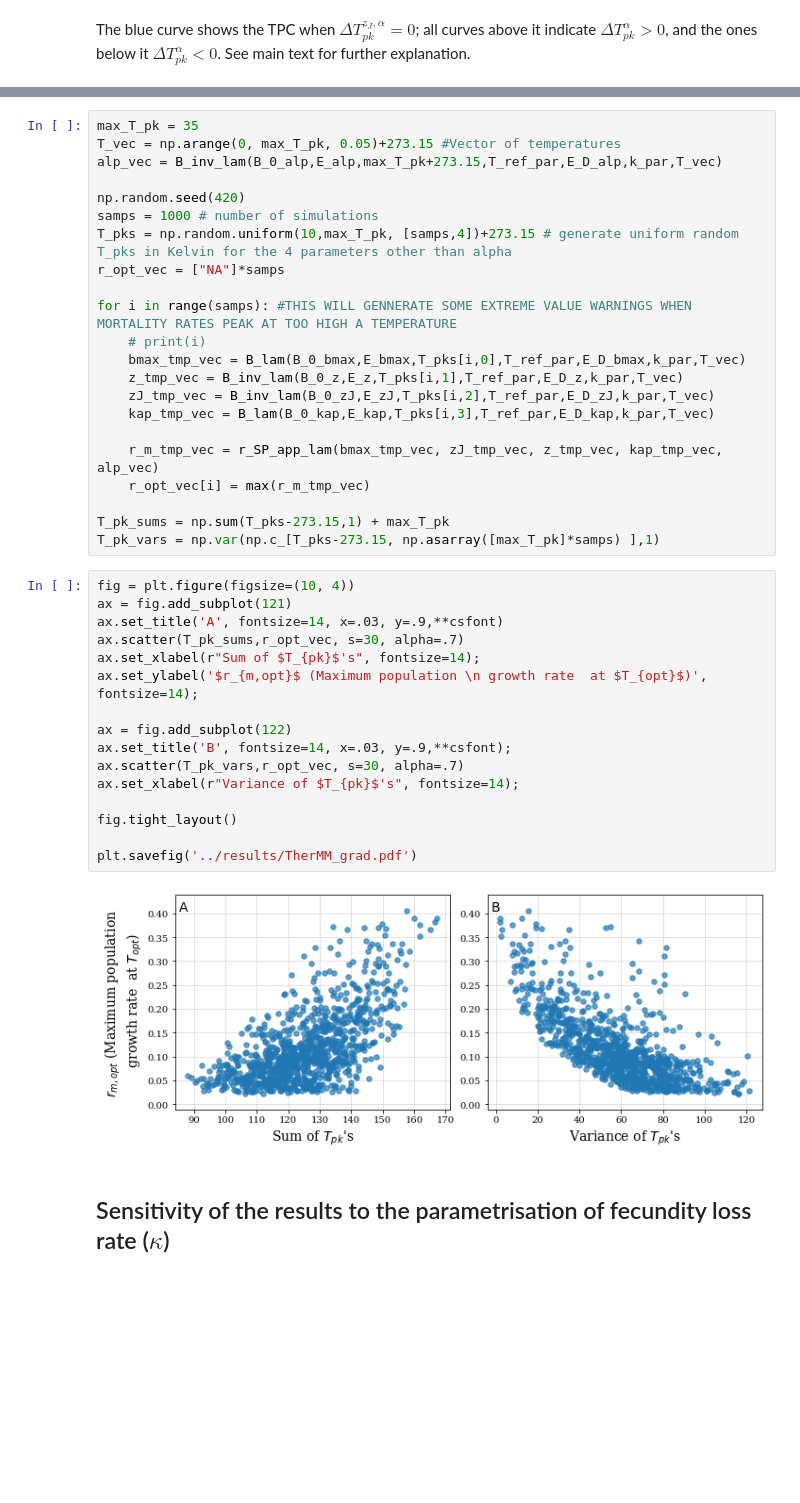
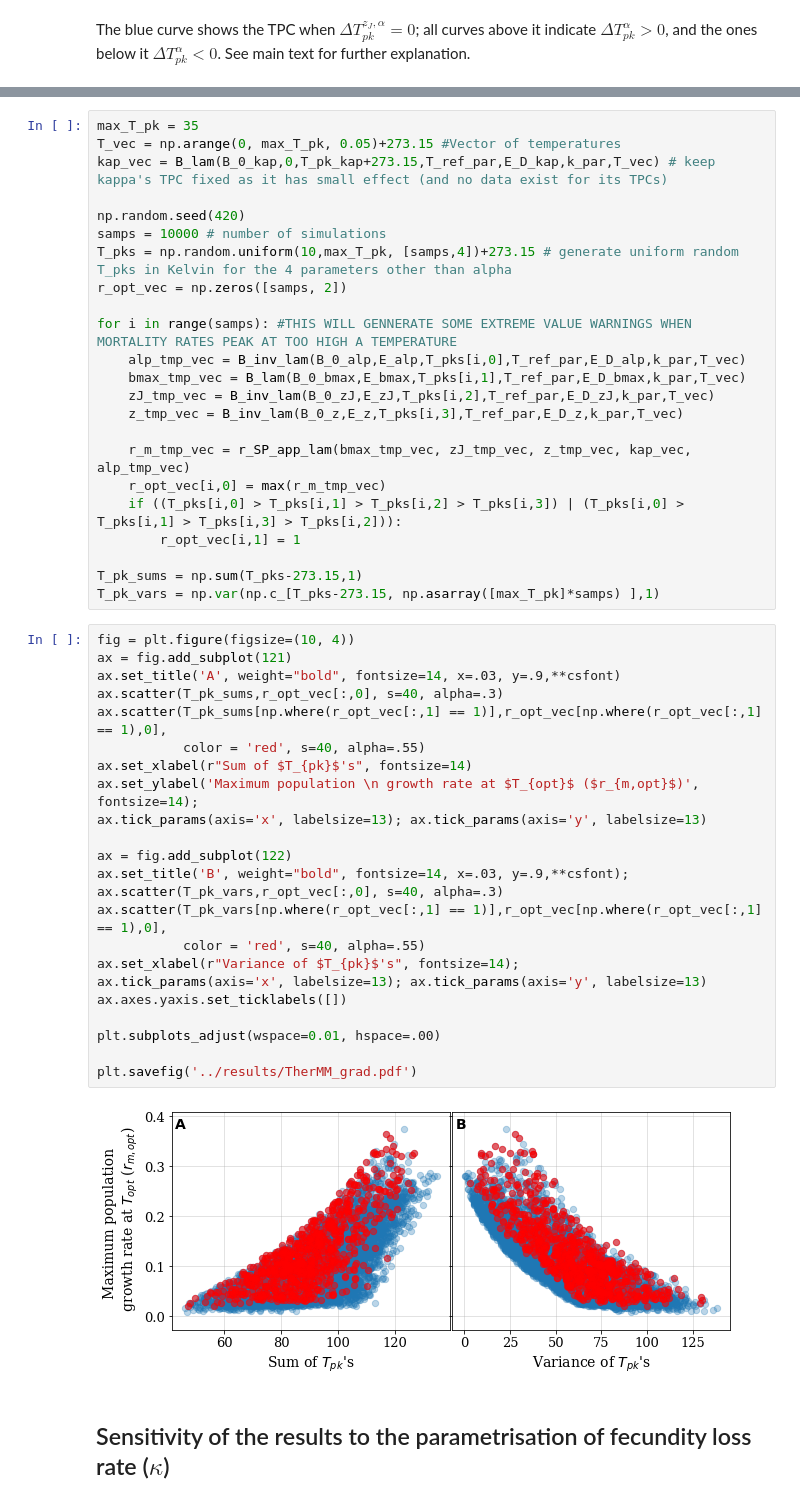
Before and after one commit to EcoEngLab/TraitMismatchPaper-main, a Jupyter notebook: code/TraitMismatch_SI.ipynb, the cells around one changed output, grey strips where cells are left out. Saved outputs shown, nothing was run; the diff lists cells and outputs as text; blank space fills up the shorter version.

```diff
--- a/code/TraitMismatch_SI.ipynb
+++ b/code/TraitMismatch_SI.ipynb
@@ -801,43 +778,51 @@ Given that a higher $T_{pk,\alpha}$ increases fitness, the closer the $T_\text{p
 # %%
 max_T_pk = 35
 T_vec = np.arange(0, max_T_pk, 0.05)+273.15 #Vector of temperatures
-alp_vec = B_inv_lam(B_0_alp,E_alp,max_T_pk+273.15,T_ref_par,E_D_alp,k_par,T_vec)
+kap_vec = B_lam(B_0_kap,0,T_pk_kap+273.15,T_ref_par,E_D_kap,k_par,T_vec) # keep kappa's TPC fixed as it has small effect (and no data exist for its TPCs)
 
 np.random.seed(420)
-samps = 1000 # number of simulations
+samps = 10000 # number of simulations
 T_pks = np.random.uniform(10,max_T_pk, [samps,4])+273.15 # generate uniform random T_pks in Kelvin for the 4 parameters other than alpha
-r_opt_vec = ["NA"]*samps
+r_opt_vec = np.zeros([samps, 2])
 
 for i in range(samps): #THIS WILL GENNERATE SOME EXTREME VALUE WARNINGS WHEN MORTALITY RATES PEAK AT TOO HIGH A TEMPERATURE
-    # print(i)
-    bmax_tmp_vec = B_lam(B_0_bmax,E_bmax,T_pks[i,0],T_ref_par,E_D_bmax,k_par,T_vec)
-    z_tmp_vec = B_inv_lam(B_0_z,E_z,T_pks[i,1],T_ref_par,E_D_z,k_par,T_vec)
+    alp_tmp_vec = B_inv_lam(B_0_alp,E_alp,T_pks[i,0],T_ref_par,E_D_alp,k_par,T_vec)
+    bmax_tmp_vec = B_lam(B_0_bmax,E_bmax,T_pks[i,1],T_ref_par,E_D_bmax,k_par,T_vec)
     zJ_tmp_vec = B_inv_lam(B_0_zJ,E_zJ,T_pks[i,2],T_ref_par,E_D_zJ,k_par,T_vec)
-    kap_tmp_vec = B_lam(B_0_kap,E_kap,T_pks[i,3],T_ref_par,E_D_kap,k_par,T_vec)
+    z_tmp_vec = B_inv_lam(B_0_z,E_z,T_pks[i,3],T_ref_par,E_D_z,k_par,T_vec)
 
-    r_m_tmp_vec = r_SP_app_lam(bmax_tmp_vec, zJ_tmp_vec, z_tmp_vec, kap_tmp_vec, alp_vec)
-    r_opt_vec[i] = max(r_m_tmp_vec)
+    r_m_tmp_vec = r_SP_app_lam(bmax_tmp_vec, zJ_tmp_vec, z_tmp_vec, kap_vec, alp_tmp_vec)
+    r_opt_vec[i,0] = max(r_m_tmp_vec)
+    if ((T_pks[i,0] > T_pks[i,1] > T_pks[i,2] > T_pks[i,3]) | (T_pks[i,0] > T_pks[i,1] > T_pks[i,3] > T_pks[i,2])):
+        r_opt_vec[i,1] = 1
 
-T_pk_sums = np.sum(T_pks-273.15,1) + max_T_pk
+T_pk_sums = np.sum(T_pks-273.15,1)
 T_pk_vars = np.var(np.c_[T_pks-273.15, np.asarray([max_T_pk]*samps) ],1)
 # %%
 fig = plt.figure(figsize=(10, 4))
 ax = fig.add_subplot(121)
-ax.set_title('A', fontsize=14, x=.03, y=.9,**csfont)
-ax.scatter(T_pk_sums,r_opt_vec, s=30, alpha=.7)
-ax.set_xlabel(r"Sum of $T_{pk}$'s", fontsize=14);
-ax.set_ylabel('$r_{m,opt}$ (Maximum population \n growth rate  at $T_{opt}$)', fontsize=14);
+ax.set_title('A', weight="bold", fontsize=14, x=.03, y=.9,**csfont)
+ax.scatter(T_pk_sums,r_opt_vec[:,0], s=40, alpha=.3)
+ax.scatter(T_pk_sums[np.where(r_opt_vec[:,1] == 1)],r_opt_vec[np.where(r_opt_vec[:,1] == 1),0],
+           color = 'red', s=40, alpha=.55)
+ax.set_xlabel(r"Sum of $T_{pk}$'s", fontsize=14)
+ax.set_ylabel('Maximum population \n growth rate at $T_{opt}$ ($r_{m,opt}$)', fontsize=14);
+ax.tick_params(axis='x', labelsize=13); ax.tick_params(axis='y', labelsize=13)
 
 ax = fig.add_subplot(122)
-ax.set_title('B', fontsize=14, x=.03, y=.9,**csfont);
-ax.scatter(T_pk_vars,r_opt_vec, s=30, alpha=.7)
+ax.set_title('B', weight="bold", fontsize=14, x=.03, y=.9,**csfont);
+ax.scatter(T_pk_vars,r_opt_vec[:,0], s=40, alpha=.3)
+ax.scatter(T_pk_vars[np.where(r_opt_vec[:,1] == 1)],r_opt_vec[np.where(r_opt_vec[:,1] == 1),0],
+           color = 'red', s=40, alpha=.55)
 ax.set_xlabel(r"Variance of $T_{pk}$'s", fontsize=14);
+ax.tick_params(axis='x', labelsize=13); ax.tick_params(axis='y', labelsize=13)
+ax.axes.yaxis.set_ticklabels([])
 
-fig.tight_layout()
+plt.subplots_adjust(wspace=0.01, hspace=.00)
 
 plt.savefig('../results/TherMM_grad.pdf')
 # %% [output]
-[figure, old version]
+[figure, new version]
 # %% [markdown]
 ## Sensitivity of the results to the parametrisation of fecundity loss rate ($\kappa$)
 # %% [markdown]
```
Also changed, not shown: parts of 21 cells of this notebook, 2 other files.
